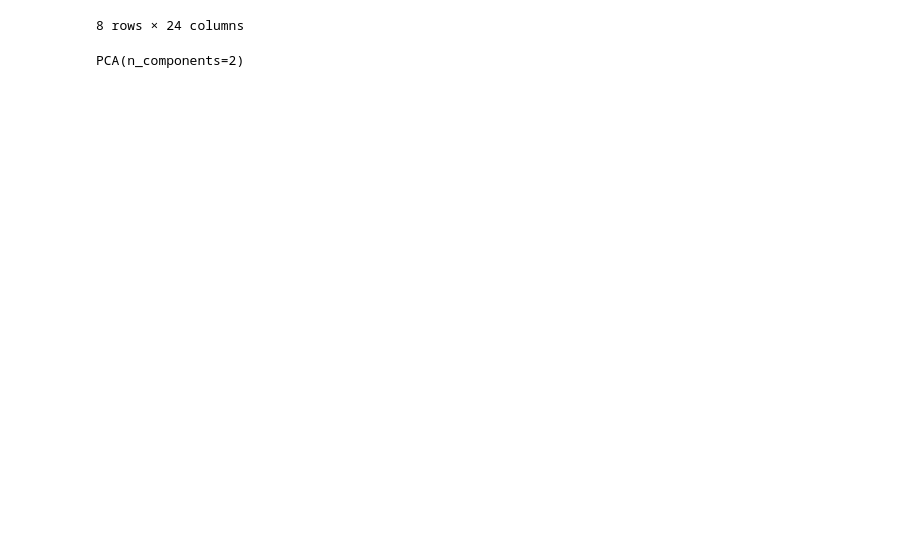
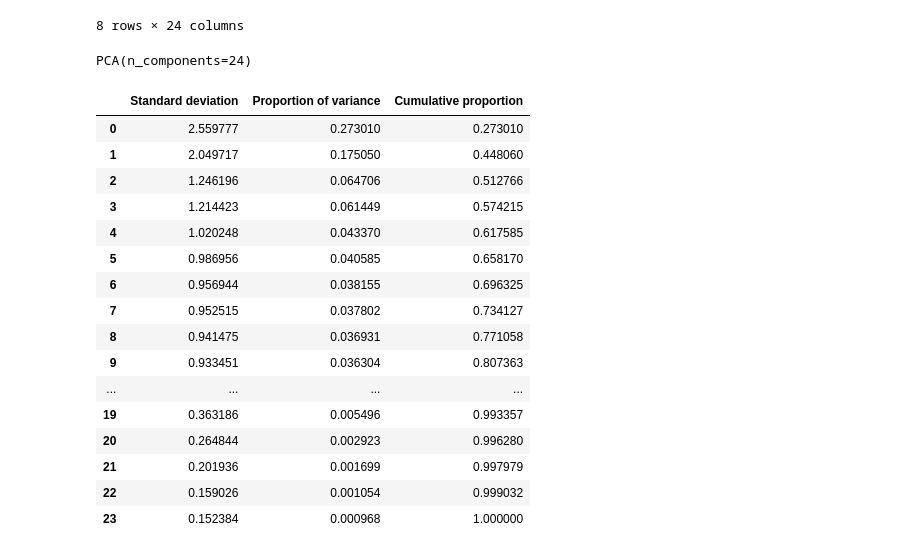
Before and after one commit to PosgradoMNA/actividades-del-projecto-96, a Jupyter notebook: Semana-4/ActividadSemana4.ipynb, the cells around one changed output. Drawn from its saved outputs; the diff is of its cells as text; code cells hidden in the pictures; blank space fills up the shorter version.

Commit message:
Added cumulative weights

```diff
--- a/Semana-4/ActividadSemana4.ipynb
+++ b/Semana-4/ActividadSemana4.ipynb
@@ -69,11 +69,36 @@ scaler.fit(x)
 scaledData = scaler.transform(x)
 # %%
 from sklearn.decomposition import PCA
-pca = PCA(n_components=2)
+pca = PCA(n_components=24)
 pca.fit(scaledData)
 # %% [output]
-PCA(n_components=2)
+PCA(n_components=24)
 # %%
 x_pca = pca.transform(scaledData)
+# %%
+pcsSummary = pd.DataFrame({'Standard deviation': np.sqrt(pca.explained_variance_),
+                          'Proportion of variance': pca.explained_variance_ratio_,
+                          'Cumulative proportion': np.cumsum(pca.explained_variance_ratio_)#column
+                          }
+                          )
+pcsSummary
+# %% [output]
+|  | Standard deviation | Proportion of variance | Cumulative proportion |
+| 0 | 2.559777 | 0.273010 | 0.273010 |
+| 1 | 2.049717 | 0.175050 | 0.448060 |
+| 2 | 1.246196 | 0.064706 | 0.512766 |
+| 3 | 1.214423 | 0.061449 | 0.574215 |
+| 4 | 1.020248 | 0.043370 | 0.617585 |
+| 5 | 0.986956 | 0.040585 | 0.658170 |
+| 6 | 0.956944 | 0.038155 | 0.696325 |
+| 7 | 0.952515 | 0.037802 | 0.734127 |
+| 8 | 0.941475 | 0.036931 | 0.771058 |
+| 9 | 0.933451 | 0.036304 | 0.807363 |
+| ... | ... | ... | ... |
+| 19 | 0.363186 | 0.005496 | 0.993357 |
+| 20 | 0.264844 | 0.002923 | 0.996280 |
+| 21 | 0.201936 | 0.001699 | 0.997979 |
+| 22 | 0.159026 | 0.001054 | 0.999032 |
+| 23 | 0.152384 | 0.000968 | 1.000000 |
 # %%
 plt.figure(figsize=(8,6))
```
Also changed, not shown: parts of 1 cell of this notebook.
